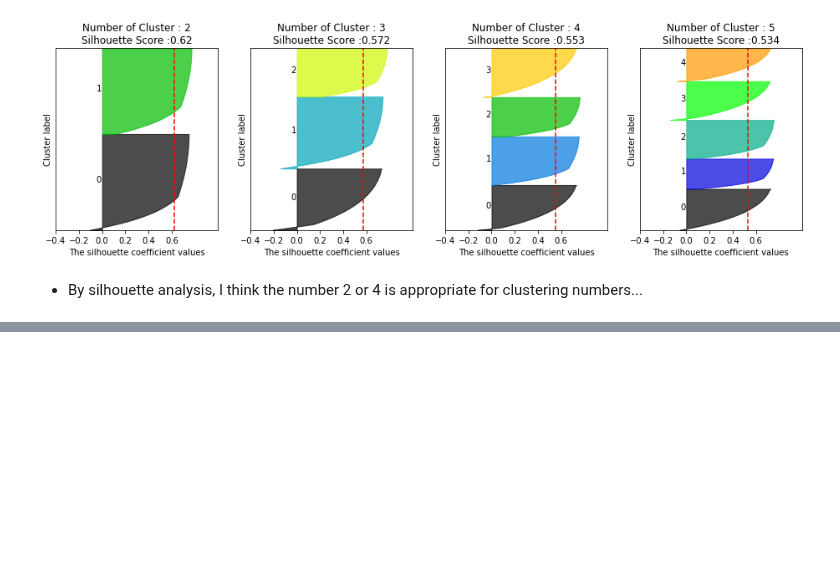
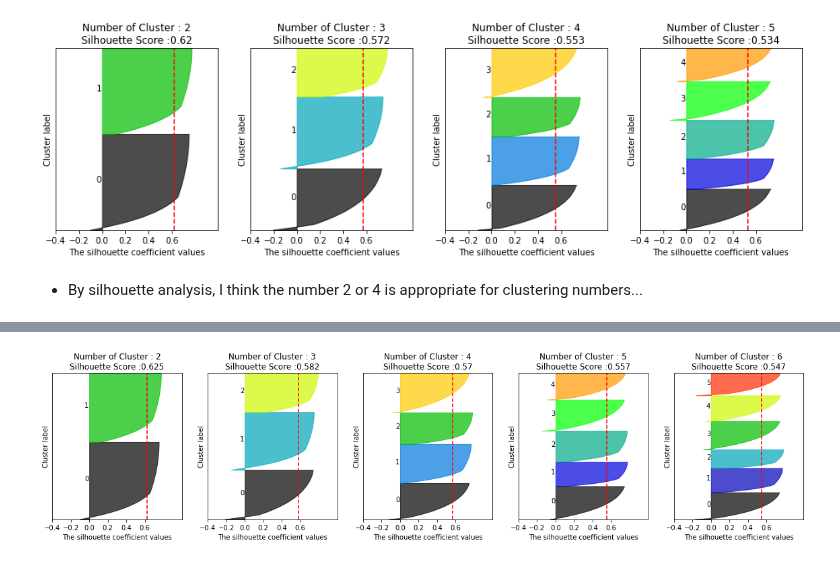
Before and after one commit to mini3713/mini3713, a Jupyter notebook: occupancy/test_1228_silhouette&add_features.ipynb, the cells around one changed output, grey strips where cells are left out. Cells and saved outputs as stored; diff of their text form; code cells hidden in the pictures; blank space fills up the shorter version.

```diff
--- a/occupancy/test_1228_silhouette&add_features.ipynb
+++ b/occupancy/test_1228_silhouette&add_features.ipynb
@@ -166,0 +170,6 @@ def visualize_clusterave(cluster_lists, X_features): # (k(클러스터개수), x
+# %%
+data_p = pd.read_excel('/content/Time use survey_Korea_2019_place_1230.xlsx')
+# %%
+visualize_silhouette([2, 3, 4, 5, 6], data_p)
+# %% [output]
+[figure, added]
```
Also changed, not shown: parts of 23 cells of this notebook.
